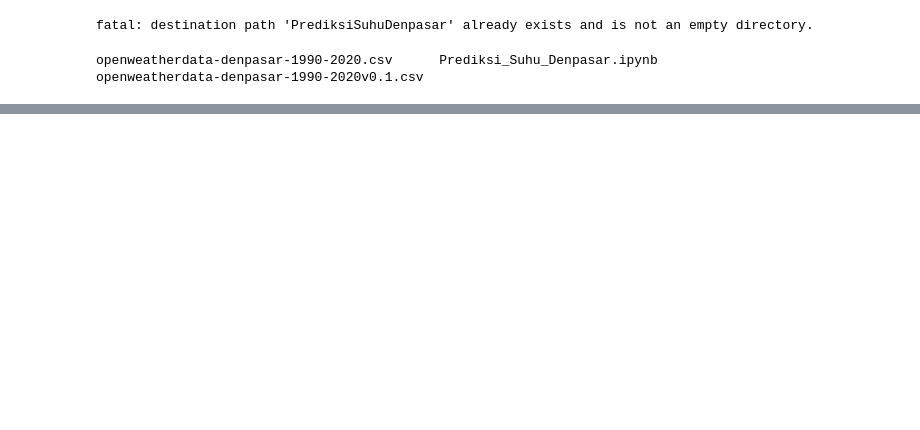
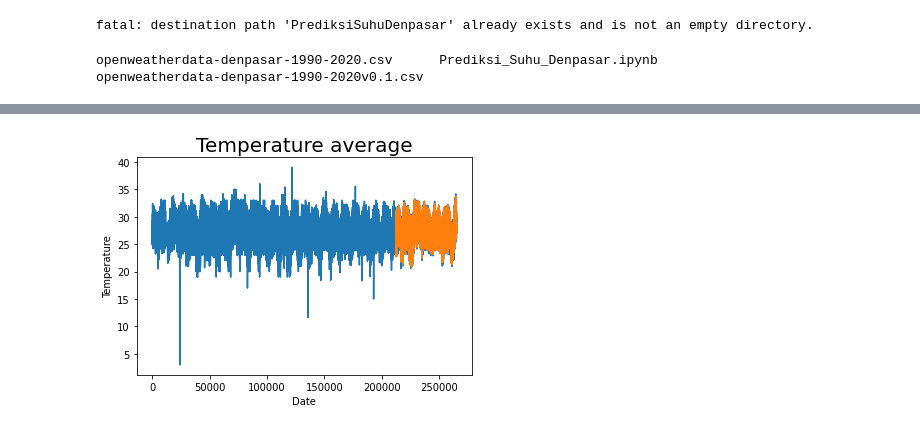
Before and after one commit to imadegunawinangun/PrediksiSuhuDenpasar, a Jupyter notebook: Prediksi_Suhu_Denpasar.ipynb, the cells around one changed output, grey strips where cells are left out. Saved outputs shown, nothing was run; the diff lists cells and outputs as text; code cells hidden in the pictures; blank space fills up the shorter version.

```diff
--- a/Prediksi_Suhu_Denpasar.ipynb
+++ b/Prediksi_Suhu_Denpasar.ipynb
@@ -93,7 +179,7 @@ class myCallback(tf.keras.callbacks.Callback):
 
   def on_epoch_end(self, epoch, logs={}):
 
-    if(logs.get('mae') < 0.1 ):
+    if(logs.get('mae') < 0.01 ):
 
 
       print("\nMAE < 10%")
@@ -110,16 +196,18 @@ model = tf.keras.models.Sequential([
   tf.keras.layers.Dense(1),
 ])
 # %%
-optimizer = tf.keras.optimizers.SGD(lr=1.0000e-04, momentum=0.9)
-model.compile(loss=tf.keras.losses.Huber(),
+optimizer = tf.keras.optimizers.Adam(lr=1e-3)
+model.compile(loss='mae',
               optimizer=optimizer,
               metrics=["mae"])
-history = model.fit(train_set,
+history = model.fit(X_train, Y_train,
+                    validation_data=(X_valid, Y_valid),
+                    batch_size = 128,
                     epochs=100,
                      callbacks=[
                         tf.keras.callbacks.EarlyStopping(
                         monitor='val_loss',
                         patience=5,
                         restore_best_weights=True
-                        ), myCallback]
+                        ), callbacks90]
                         )
@@ -125,0 +232,6 @@ history = model.fit(train_set,
+# %%
+train_predict=model.predict(X_train)
+valid_predict=model.predict(X_valid)
+# %%
+train_predict=scaler.inverse_transform(train_predict)
+valid_predict=scaler.inverse_transform(valid_predict)
@@ -125,0 +258,17 @@ history = model.fit(train_set,
+# %%
+trainPredictPlot = np.empty_like(data)
+trainPredictPlot[:,:] = np.nan
+trainPredictPlot[time_step:len(train_predict)+time_step,:] = train_predict
+
+testPredictPlot = np.empty_like(data)
+testPredictPlot[:,:] = np.nan
+testPredictPlot[len(train_predict)+time_step*2+1:len(data)-1,:] = valid_predict
+
+plt.xlabel("Date")
+plt.ylabel("Temperature")
+plt.plot(scaler.inverse_transform(data))
+plt.plot(testPredictPlot)
+plt.title('Temperature average',
+          fontsize=20);
+# %% [output]
+[figure, added]
```
Also changed, not shown: parts of 12 cells of this notebook.
